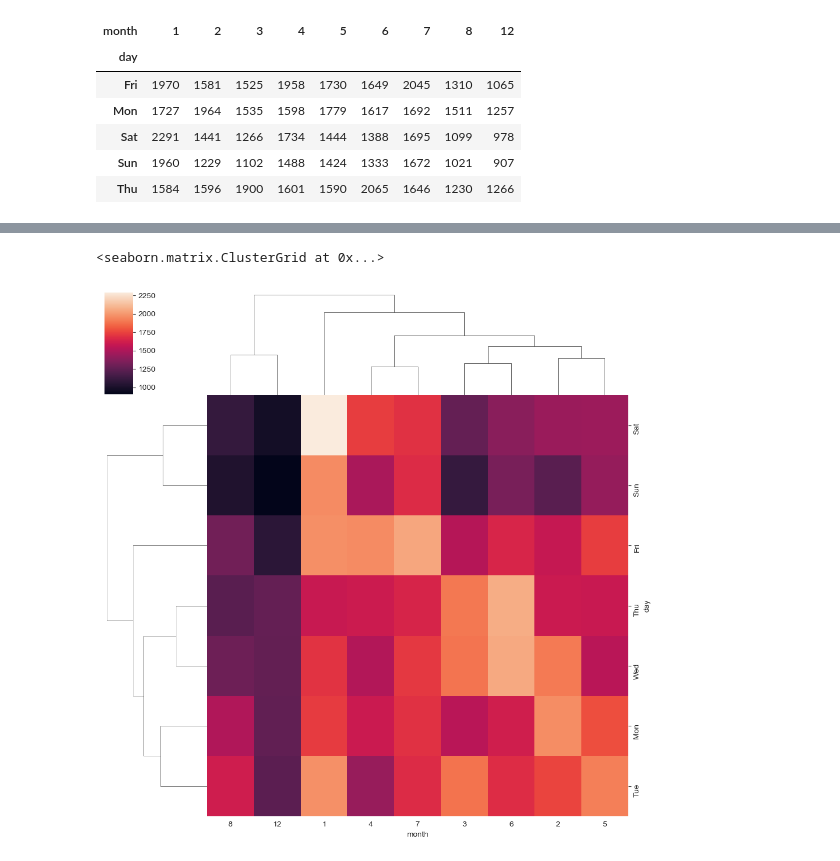
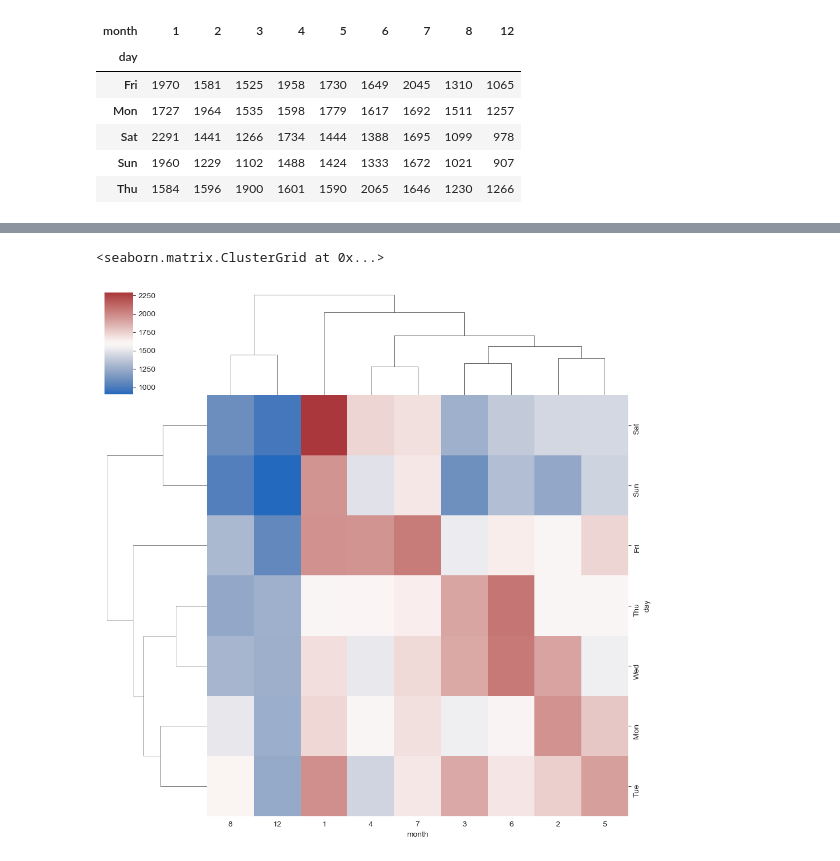
Before and after one commit to Dmlockett/Project2, a Jupyter notebook: Project_2.ipynb, the cells around one changed output, grey strips where cells are left out. Drawn from its saved outputs; the diff is of its cells as text; code cells hidden in the pictures.

```diff
--- a/Project_2.ipynb
+++ b/Project_2.ipynb
@@ -254,7 +254,7 @@ fig.show()
 # %% [output]
 [interactive output not drawn]
 # %%
-sns.clustermap(day_month)
+sns.clustermap(day_month, cmap = "vlag")
 # %% [output]
 <seaborn.matrix.ClusterGrid at 0x...>
-[figure, old version]
+[figure, new version]
```
Also changed, not shown: parts of 17 cells of this notebook.
